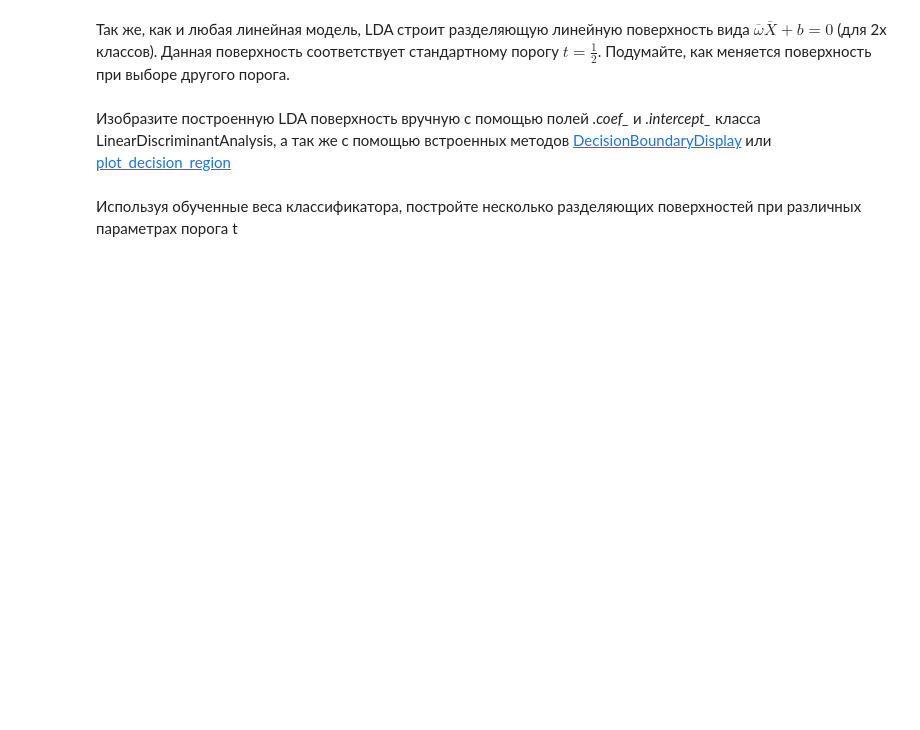
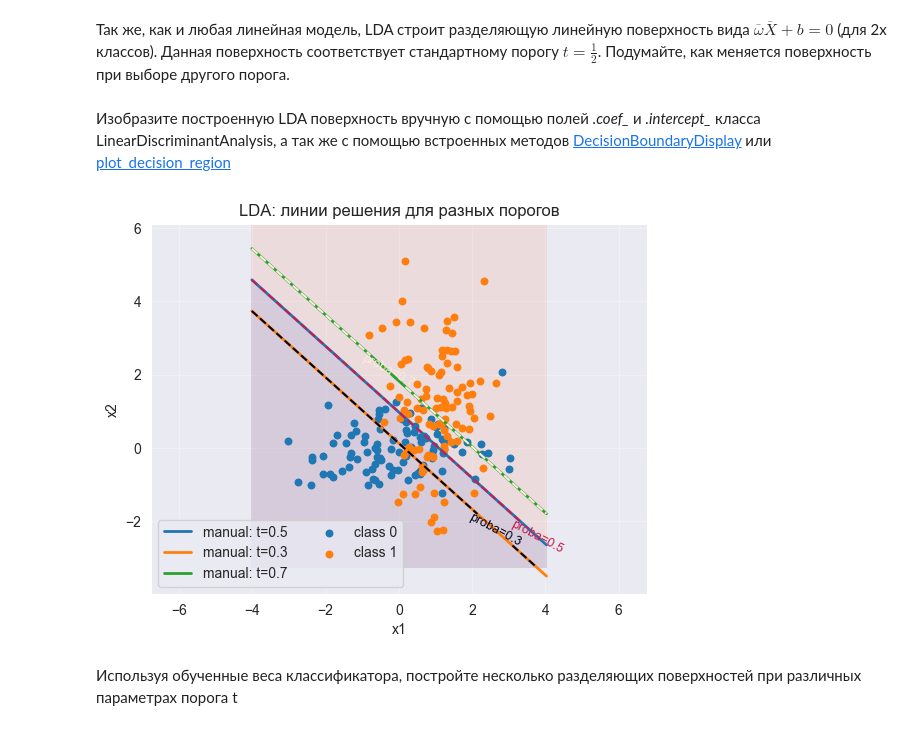
Before and after one commit to Saharochekl/FSR_ML, a Jupyter notebook: hometasks/Theme2/Sem02_03.ipynb, the cells around one changed output. Drawn from its saved outputs; the diff is of its cells as text; code cells hidden in the pictures; blank space fills up the shorter version.

```diff
--- a/hometasks/Theme2/Sem02_03.ipynb
+++ b/hometasks/Theme2/Sem02_03.ipynb
@@ -33,7 +128,52 @@ clf = LinearDiscriminantAnalysis()
 # %% [markdown]
 Изобразите построенную LDA поверхность вручную с помощью полей *.coef_* и *.intercept_* класса LinearDiscriminantAnalysis, а так же с помощью встроенных методов [DecisionBoundaryDisplay](https://scikit-learn.org/stable/modules/generated/sklearn.inspection.DecisionBoundaryDisplay.html) или [plot_decision_region](https://rasbt.github.io/mlxtend/user_guide/plotting/plot_decision_regions/)
 # %%
-#Your code here
+w = clf.coef_[0]
+b = clf.intercept_[0]
+
+x1_min, x1_max = X[:,0].min()-1, X[:,0].max()+1
+x2_min, x2_max = X[:,1].min()-1, X[:,1].max()+1
+xx1, xx2 = np.meshgrid(np.linspace(x1_min, x1_max, 800),
+                       np.linspace(x2_min, x2_max, 800))
+grid = np.c_[xx1.ravel(), xx2.ravel()]
+
+fig, ax = plt.subplots()
+DecisionBoundaryDisplay.from_estimator(
+    clf, X, response_method="predict",
+    plot_method="contourf", levels=[-0.5, 0.5, 1.5], alpha=0.15, ax=ax
+)
+
+
+# Ручные прямые для разных порогов
+def plot_line_for_t(ax, t, label):
+    bt = b - log(t/(1-t))  # сдвиг intercept под произвольный порог
+    if abs(w[1]) > 1e-12:
+        xs = np.linspace(x1_min, x1_max, 400)
+        ys = -(w[0]*xs + bt)/w[1]
+        ax.plot(xs, ys, lw=2, label=label)
+    else:
+        x_vert = -bt / w[0]
+        ax.axvline(x_vert, lw=2, label=label)
+
+for t, lab in [(0.5, "manual: t=0.5"), (0.3, "manual: t=0.3"), (0.7, "manual: t=0.7")]:
+    plot_line_for_t(ax, t, lab)
+
+
+proba = clf.predict_proba(grid)[:, 1].reshape(xx1.shape)
+cs = ax.contour(xx1, xx2, proba, levels=[0.3, 0.5, 0.7],
+                linestyles=["--", "--", "--"], linewidths=1.5)
+ax.clabel(cs, fmt=lambda v: f"proba={v:.1f}", inline=True, fontsize=9)
+
+# 6) Точки
+ax.scatter(X[y==0,0], X[y==0,1], s=22, label='class 0')
+ax.scatter(X[y==1,0], X[y==1,1], s=22, label='class 1')
+
+ax.set_xlabel('x1'); ax.set_ylabel('x2')
+ax.set_title('LDA: линии решения для разных порогов')
+ax.legend(ncol=2); ax.axis('equal'); ax.grid(alpha=0.3)
+plt.show()
+# %% [output]
+[figure, added]
 # %% [markdown]
 Используя обученные веса классификатора, постройте несколько разделяющих поверхностей при различных параметрах порога t
 # %%
```
Also changed, not shown: parts of 11 cells of this notebook, 4 other files.
